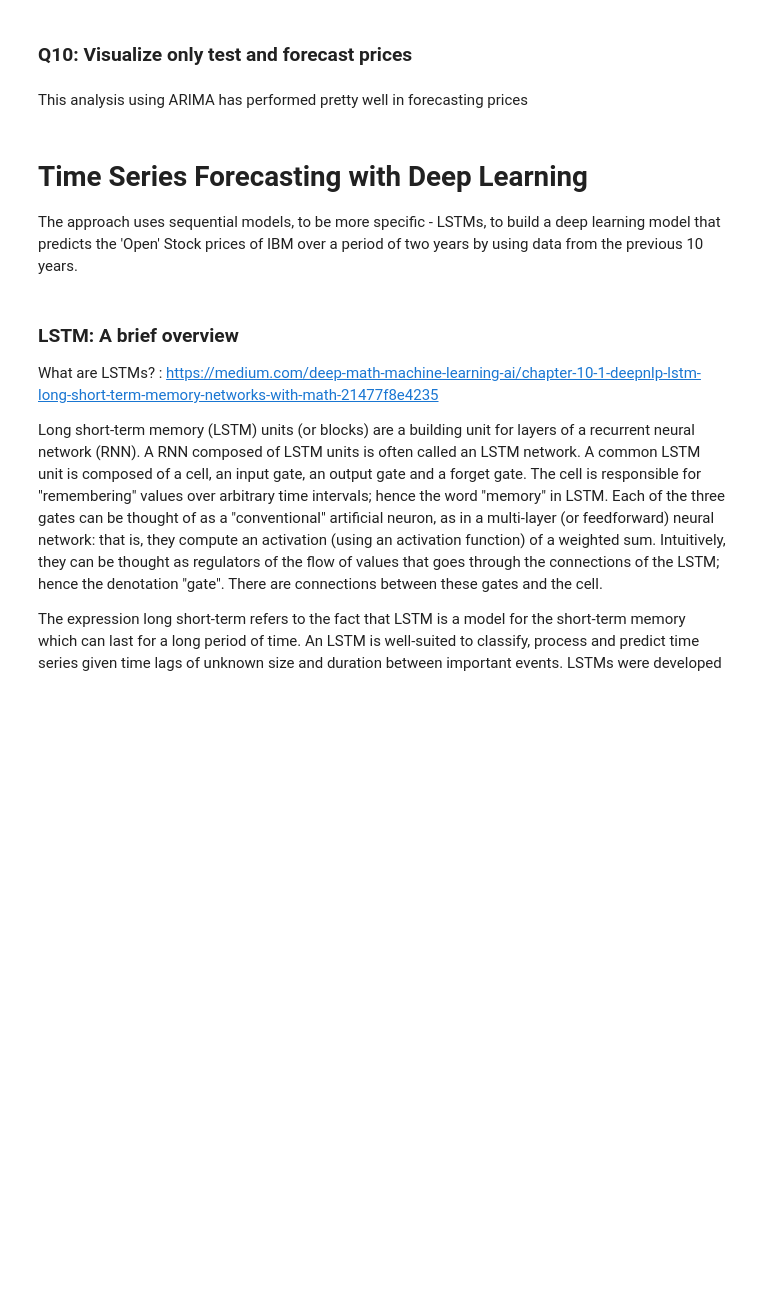
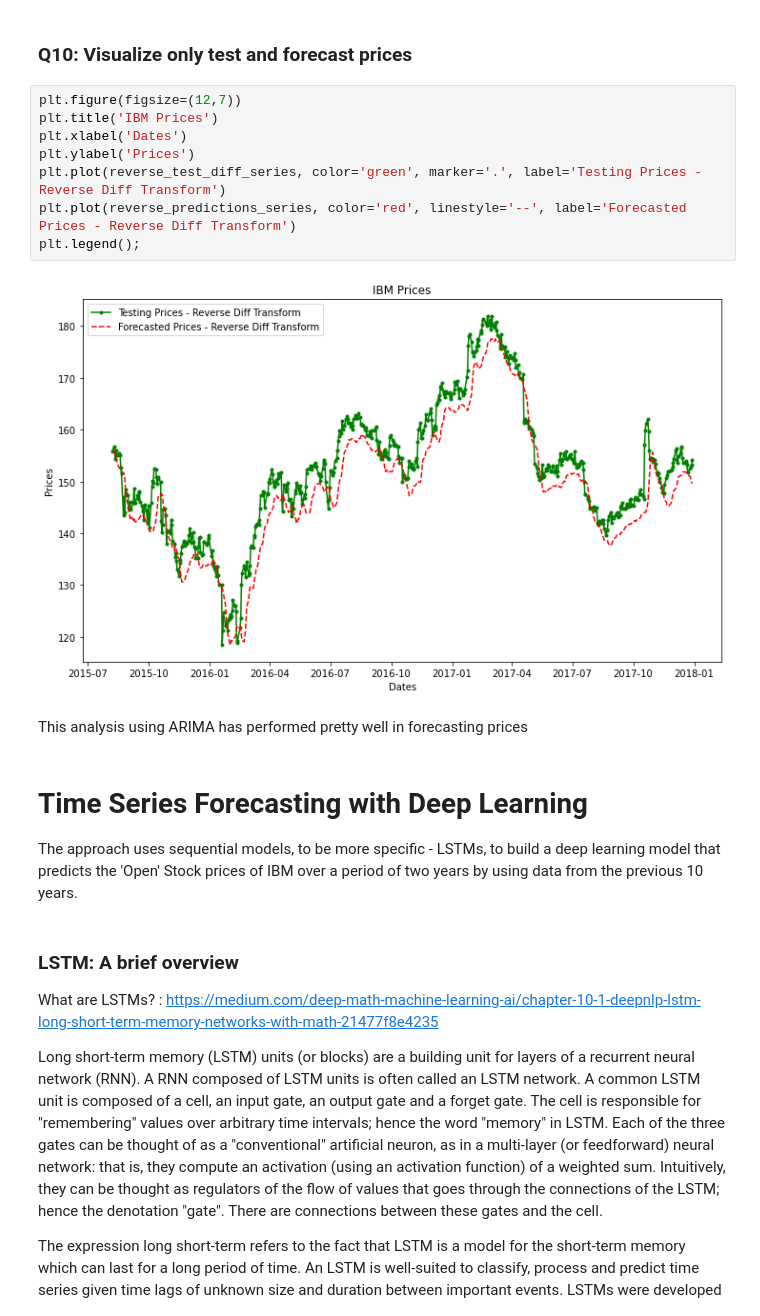
Before and after one commit to ZhanyangZhuSD/UCSD_ML, a Jupyter notebook: Mini_Project_Time_Series_Forecasting_ZZhu_18.5.1.ipynb, the cells around one changed output. Drawn from its saved outputs; the diff is of its cells as text; blank space fills up the shorter version.

```diff
--- a/Mini_Project_Time_Series_Forecasting_ZZhu_18.5.1.ipynb
+++ b/Mini_Project_Time_Series_Forecasting_ZZhu_18.5.1.ipynb
@@ -461,5 +486,15 @@ plt.legend();
 # %% [markdown]
 ### Q10: Visualize only test and forecast prices
+# %%
+plt.figure(figsize=(12,7))
+plt.title('IBM Prices')
+plt.xlabel('Dates')
+plt.ylabel('Prices')
+plt.plot(reverse_test_diff_series, color='green', marker='.', label='Testing Prices - Reverse Diff Transform')
+plt.plot(reverse_predictions_series, color='red', linestyle='--', label='Forecasted Prices - Reverse Diff Transform')
+plt.legend();
+# %% [output]
+[figure, added]
 # %% [markdown]
 This analysis using ARIMA has performed pretty well in forecasting prices
 # %% [markdown]
```
Also changed, not shown: parts of 8 cells of this notebook.
